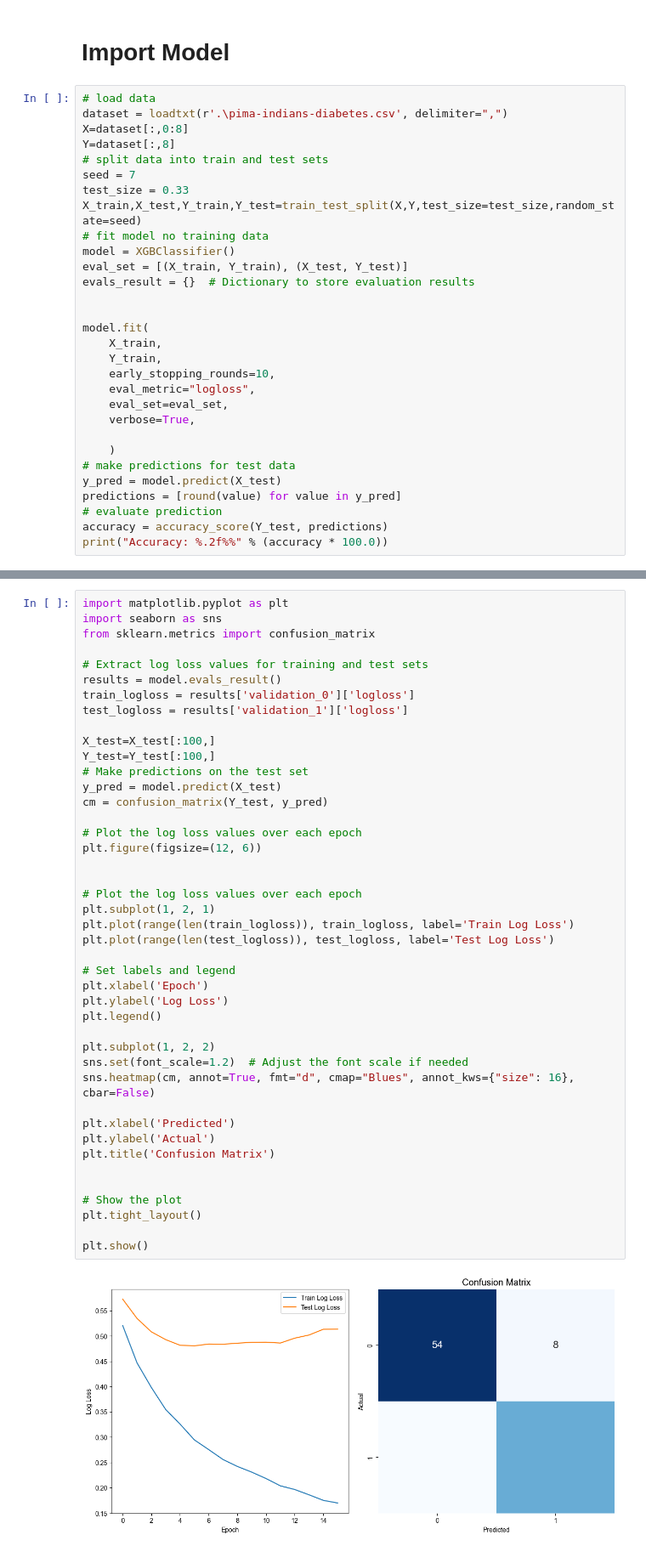
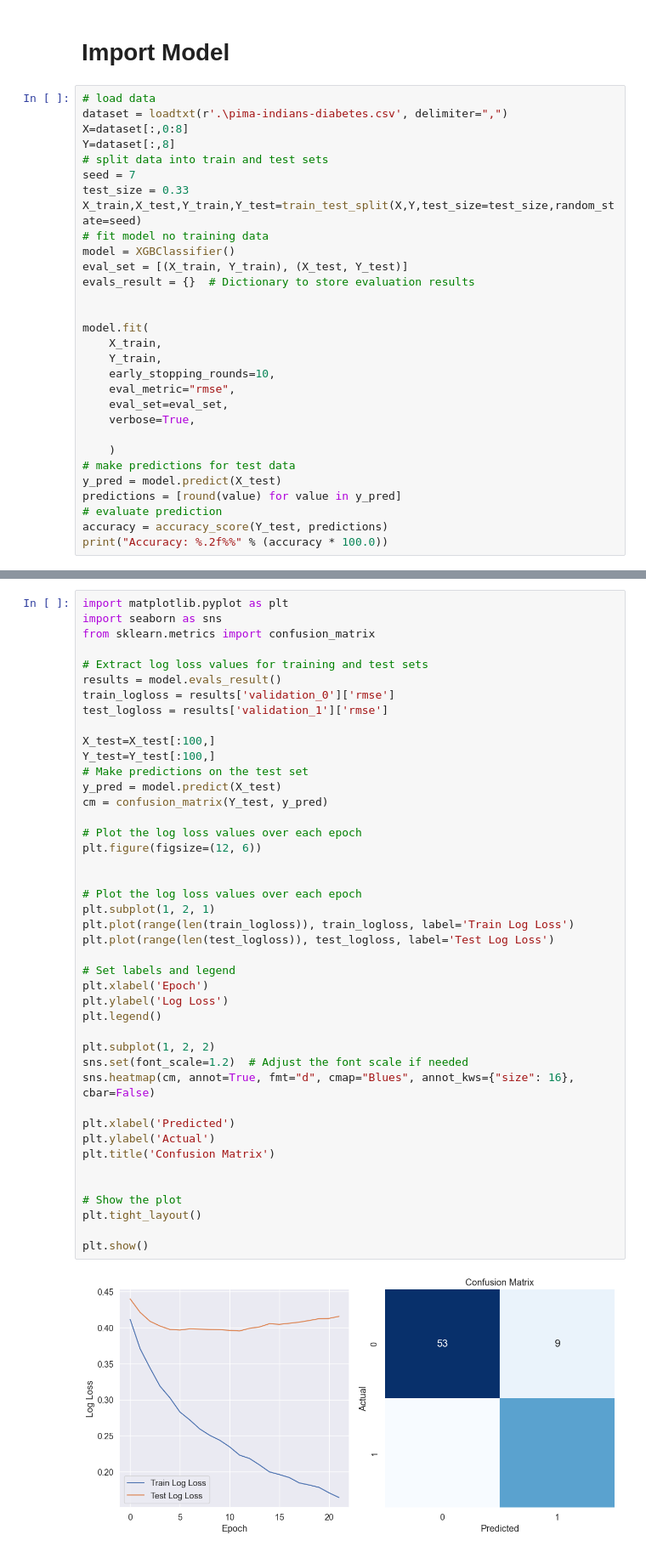
Before and after one commit to davidliu52/deeplearning, a Jupyter notebook: machine_learning/xgboost.ipynb, the cells around one changed output, grey strips where cells are left out. Shown at 85% size. Cells and saved outputs as stored; diff of their text form.

```diff
--- a/machine_learning/xgboost.ipynb
+++ b/machine_learning/xgboost.ipynb
@@ -102,7 +153,7 @@ model.fit(
     X_train,
     Y_train,
     early_stopping_rounds=10,
-    eval_metric="logloss",
+    eval_metric="rmse",
     eval_set=eval_set,
     verbose=True,
 
@@ -142,8 +189,8 @@ from sklearn.metrics import confusion_matrix
 
 # Extract log loss values for training and test sets
 results = model.evals_result()
-train_logloss = results['validation_0']['logloss']
-test_logloss = results['validation_1']['logloss']
+train_logloss = results['validation_0']['rmse']
+test_logloss = results['validation_1']['rmse']
 
 X_test=X_test[:100,]
 Y_test=Y_test[:100,]
@@ -152,34 +199,34 @@ y_pred = model.predict(X_test)
 cm = confusion_matrix(Y_test, y_pred)
 
 # Plot the log loss values over each epoch
 plt.figure(figsize=(12, 6))
 
 
 # Plot the log loss values over each epoch
 plt.subplot(1, 2, 1)
 plt.plot(range(len(train_logloss)), train_logloss, label='Train Log Loss')
 plt.plot(range(len(test_logloss)), test_logloss, label='Test Log Loss')
 
 # Set labels and legend
 plt.xlabel('Epoch')
 plt.ylabel('Log Loss')
 plt.legend()
 
 plt.subplot(1, 2, 2)
 sns.set(font_scale=1.2)  # Adjust the font scale if needed
 sns.heatmap(cm, annot=True, fmt="d", cmap="Blues", annot_kws={"size": 16}, cbar=False)
 
 plt.xlabel('Predicted')
 plt.ylabel('Actual')
 plt.title('Confusion Matrix')
 
 
 # Show the plot
 plt.tight_layout()
 
 plt.show()
 # %% [output]
-[figure, old version]
+[figure, new version]
 # %%
 import matplotlib.pyplot as plt
 
```
Also changed, not shown: parts of 6 cells of this notebook.
